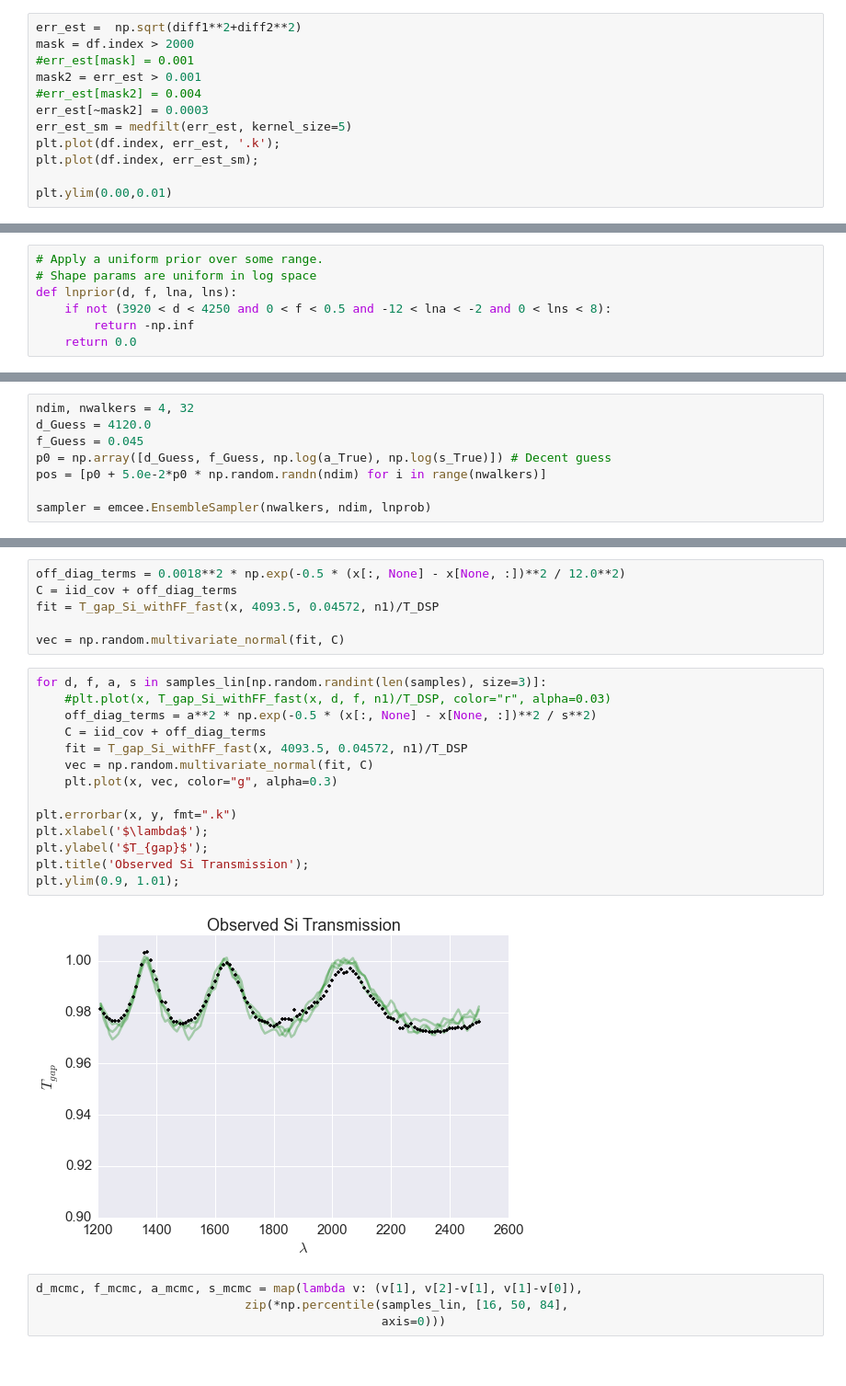
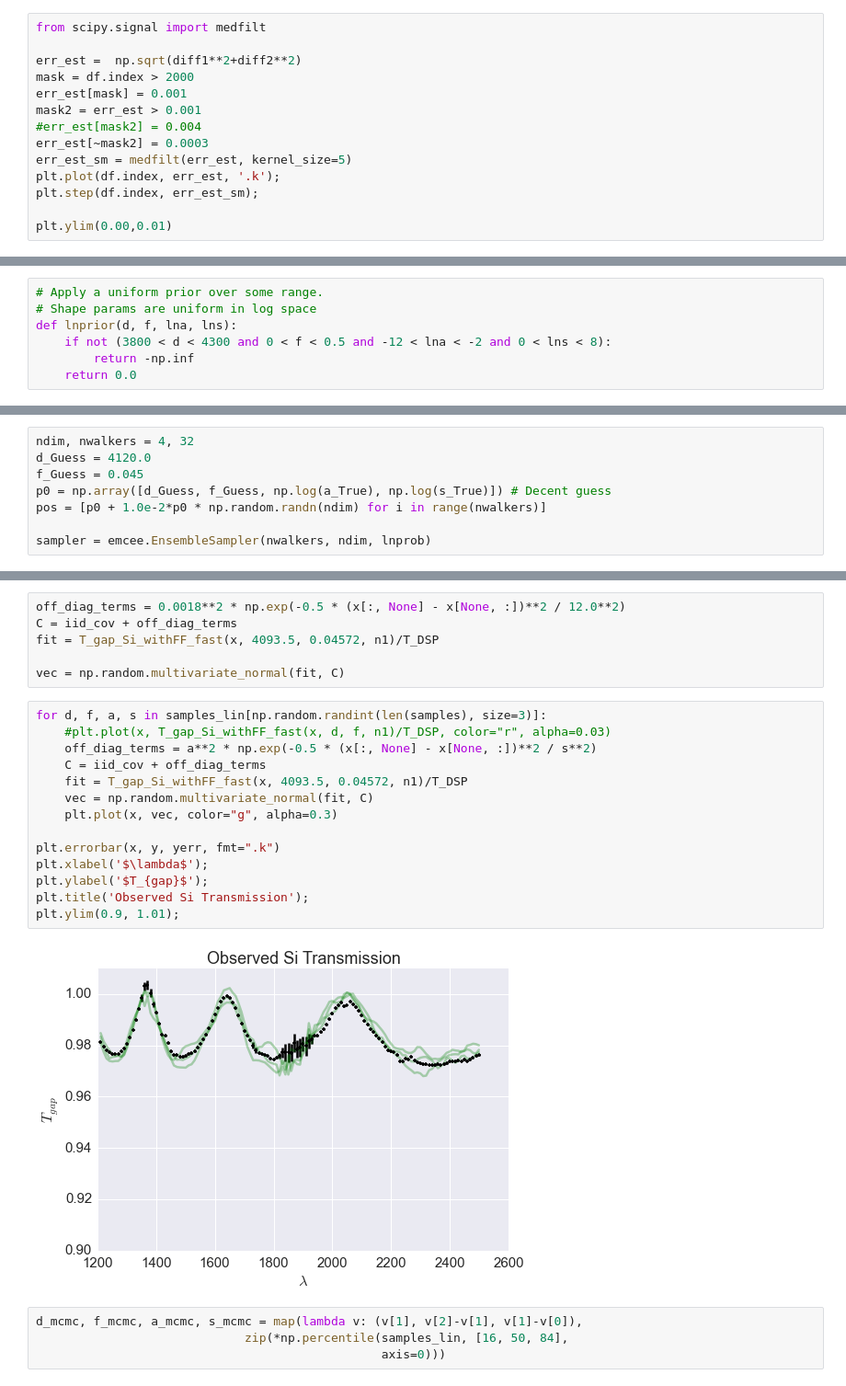
Before and after one commit to Echelle/AO_bonding_paper, a Jupyter notebook: notebooks/SiGaps_03-data.ipynb, the cells around one changed output, grey strips where cells are left out. Shown at 92% size. Cells and saved outputs as stored; diff of their text form.

```diff
--- a/notebooks/SiGaps_03-data.ipynb
+++ b/notebooks/SiGaps_03-data.ipynb
@@ -63,13 +61,15 @@ from scipy.signal import medfilt
 # %%
+from scipy.signal import medfilt
+
 err_est =  np.sqrt(diff1**2+diff2**2)
 mask = df.index > 2000
-#err_est[mask] = 0.001
+err_est[mask] = 0.001
 mask2 = err_est > 0.001
 #err_est[mask2] = 0.004
 err_est[~mask2] = 0.0003
 err_est_sm = medfilt(err_est, kernel_size=5)
 plt.plot(df.index, err_est, '.k');
-plt.plot(df.index, err_est_sm);
+plt.step(df.index, err_est_sm);
 
 plt.ylim(0.00,0.01)
 # %% [output]
@@ -145,7 +146,7 @@ def lnlike(d, f, lna, lns):
 # Apply a uniform prior over some range.
 # Shape params are uniform in log space
 def lnprior(d, f, lna, lns):
-    if not (3920 < d < 4250 and 0 < f < 0.5 and -12 < lna < -2 and 0 < lns < 8):
+    if not (3800 < d < 4300 and 0 < f < 0.5 and -12 < lna < -2 and 0 < lns < 8):
         return -np.inf
     return 0.0
 # %%
@@ -161,7 +162,7 @@ ndim, nwalkers = 4, 32
 d_Guess = 4120.0
 f_Guess = 0.045
 p0 = np.array([d_Guess, f_Guess, np.log(a_True), np.log(s_True)]) # Decent guess
-pos = [p0 + 5.0e-2*p0 * np.random.randn(ndim) for i in range(nwalkers)]
+pos = [p0 + 1.0e-2*p0 * np.random.randn(ndim) for i in range(nwalkers)]
 
 sampler = emcee.EnsembleSampler(nwalkers, ndim, lnprob)
 # %%
@@ -223,19 +210,19 @@ vec = np.random.multivariate_normal(fit, C)
 # %%
 for d, f, a, s in samples_lin[np.random.randint(len(samples), size=3)]:
     #plt.plot(x, T_gap_Si_withFF_fast(x, d, f, n1)/T_DSP, color="r", alpha=0.03)
     off_diag_terms = a**2 * np.exp(-0.5 * (x[:, None] - x[None, :])**2 / s**2)
     C = iid_cov + off_diag_terms
     fit = T_gap_Si_withFF_fast(x, 4093.5, 0.04572, n1)/T_DSP
     vec = np.random.multivariate_normal(fit, C)
     plt.plot(x, vec, color="g", alpha=0.3)
 
-plt.errorbar(x, y, fmt=".k")
+plt.errorbar(x, y, yerr, fmt=".k")
 plt.xlabel('$\lambda$');
 plt.ylabel('$T_{gap}$');
 plt.title('Observed Si Transmission');
 plt.ylim(0.9, 1.01);
 # %% [output]
-[figure, old version]
+[figure, new version]
 # %%
 d_mcmc, f_mcmc, a_mcmc, s_mcmc = map(lambda v: (v[1], v[2]-v[1], v[1]-v[0]),
                              zip(*np.percentile(samples_lin, [16, 50, 84],
```
Also changed, not shown: parts of 9 cells of this notebook, 2 other files.
